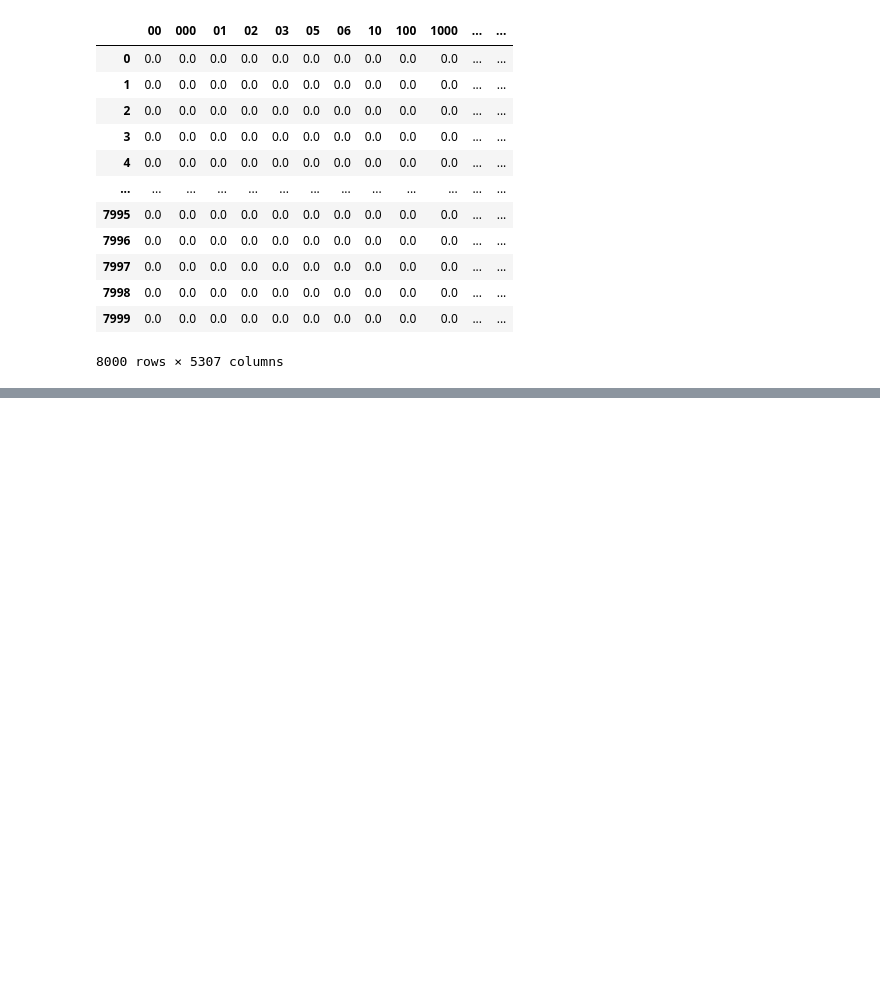
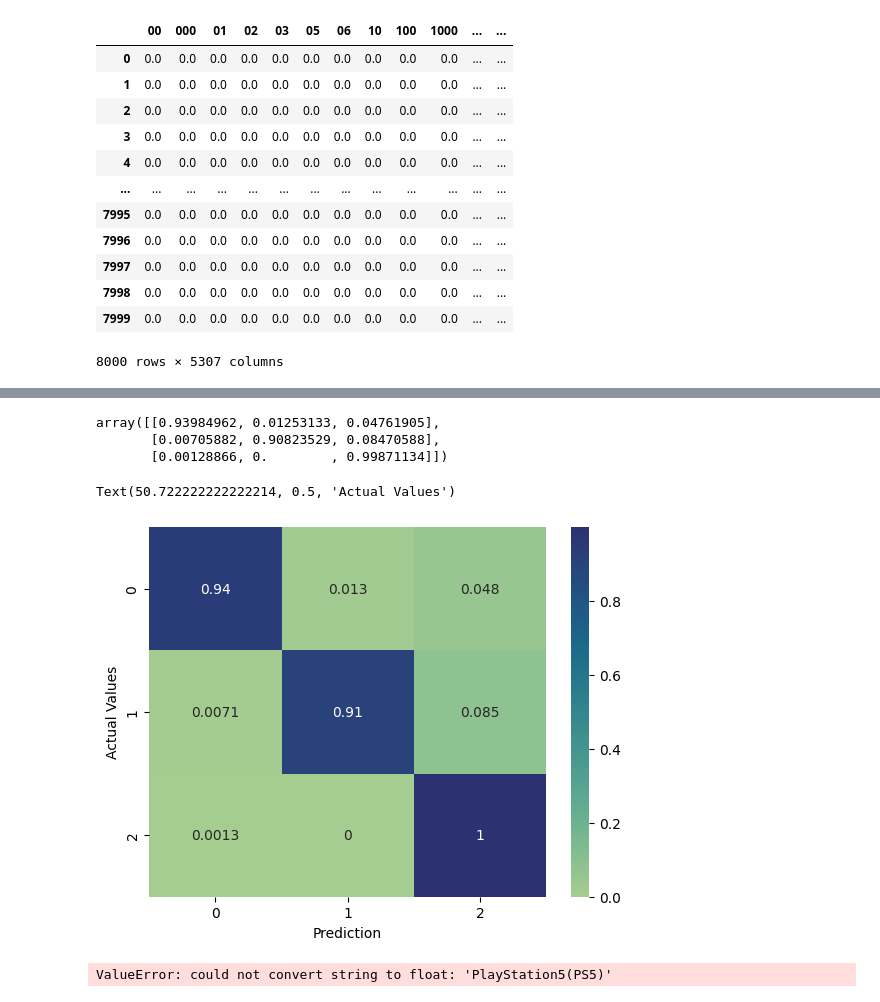
Before and after one commit to MicahNyakangoMosomi/Natural-Language-Processing, a Jupyter notebook: sentiment-analysis/sentiment-analysis.ipynb, the cells around one changed output, grey strips where cells are left out. Saved outputs shown, nothing was run; the diff lists cells and outputs as text; code cells hidden in the pictures; blank space fills up the shorter version.

```diff
--- a/sentiment-analysis/sentiment-analysis.ipynb
+++ b/sentiment-analysis/sentiment-analysis.ipynb
@@ -279,2 +294,3 @@ x.fillna(0)
 # %%
-x_train,y_train,x_text,y_text = train_test_split(x,y,test_size=0.2,random_state=42)
+x_train,x_test,y_train,y_test = train_test_split(x,y,test_size=0.2,random_state=42)
+x_train.shape,y_train.shape
@@ -280,0 +301,3 @@ x_train,y_train,x_text,y_text = train_test_split(x,y,test_size=0.2,random_state=
+# %%
+randomforest = RandomForestClassifier(n_jobs=1,random_state=42,n_estimators=200)
+randomforest.fit(x_train,y_train)
@@ -280,0 +306,2 @@ x_train,y_train,x_text,y_text = train_test_split(x,y,test_size=0.2,random_state=
+# %%
+y_predict = randomforest.predict(x_test)
@@ -280,0 +338,21 @@ x_train,y_train,x_text,y_text = train_test_split(x,y,test_size=0.2,random_state=
+# %%
+cf = confusion_matrix(y_test,y_predict,normalize="true")
+cf
+# %% [output]
+array([[0.93984962, 0.01253133, 0.04761905],
+       [0.00705882, 0.90823529, 0.08470588],
+       [0.00128866, 0.        , 0.99871134]])
+# %%
+
+sns.heatmap(cf,annot=True,cmap="crest", labels=["factual",""])
+plt.xlabel("Prediction")
+plt.ylabel("Actual Values")
+# %% [output]
+Text(50.722222222222214, 0.5, 'Actual Values')
+[figure, added]
+# %%
+x_custom = pd.DataFrame(["PlayStation5(PS5)","it is really good."])
+x
+randomforest.predict(x_custom)
+# %% [output]
+ValueError: could not convert string to float: 'PlayStation5(PS5)'
```
Also changed, not shown: parts of 20 cells of this notebook, 4 other files.
